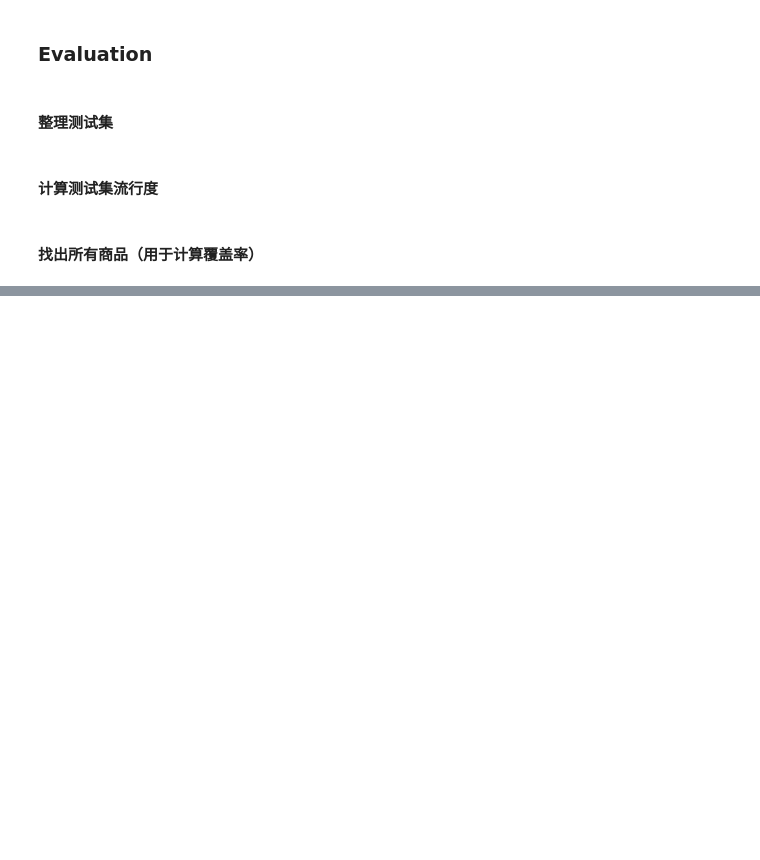
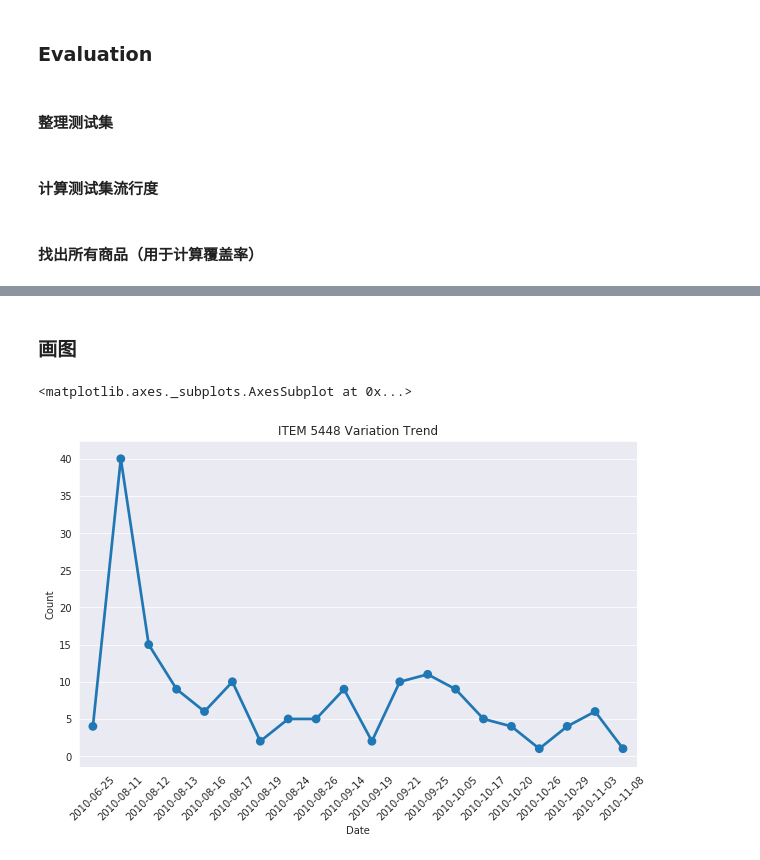
Before and after one commit to qcymkxyc/RecSys, a Jupyter notebook: Recommend System.ipynb, the cells around one changed output, grey strips where cells are left out. Cells and saved outputs as stored; diff of their text form; code cells hidden in the pictures; blank space fills up the shorter version.

```diff
--- a/Recommend System.ipynb
+++ b/Recommend System.ipynb
@@ -1014,0 +1024,10 @@ print("Popularity : {}".format(popularity))
+# %%
+from util import delicious_reader
+from imp import reload
+reload(delicious_reader)
+
+path = "data/delicious-2k/user_taggedbookmarks-timestamps.dat"
+
+tag_time = delicious_reader.read_tag_time(path)
+tag_time_df = pd.DataFrame(tag_time,columns=["UserID","ItemID","TagID","Time"])
+tag_time_df.head()
@@ -1014,0 +1054,5 @@ print("Popularity : {}".format(popularity))
+# %%
+Item_5448 = tag_time_df.loc[tag_time_df.ItemID == 5448]
+Item_5448["Date"] = Item_5448.Time.apply(lambda x: x.date())
+Item_5448 = Item_5448.groupby("Date",sort=True).count()
+Item_5448.head()
@@ -1014,0 +1071,14 @@ print("Popularity : {}".format(popularity))
+# %% [markdown]
+### 画图
+# %%
+plt.figure(figsize=(10,6))
+sns.set_style("darkgrid")
+
+plt.xticks(rotation=45)
+plt.title("ITEM 5448 Variation Trend")
+
+Item_5448["Count"] = Item_5448["ItemID"]
+sns.pointplot(x=Item_5448.index,y="Count",data=Item_5448)
+# %% [output]
+<matplotlib.axes._subplots.AxesSubplot at 0x...>
+[figure, added]
```
Also changed, not shown: parts of 9 cells of this notebook, 13 other files.
